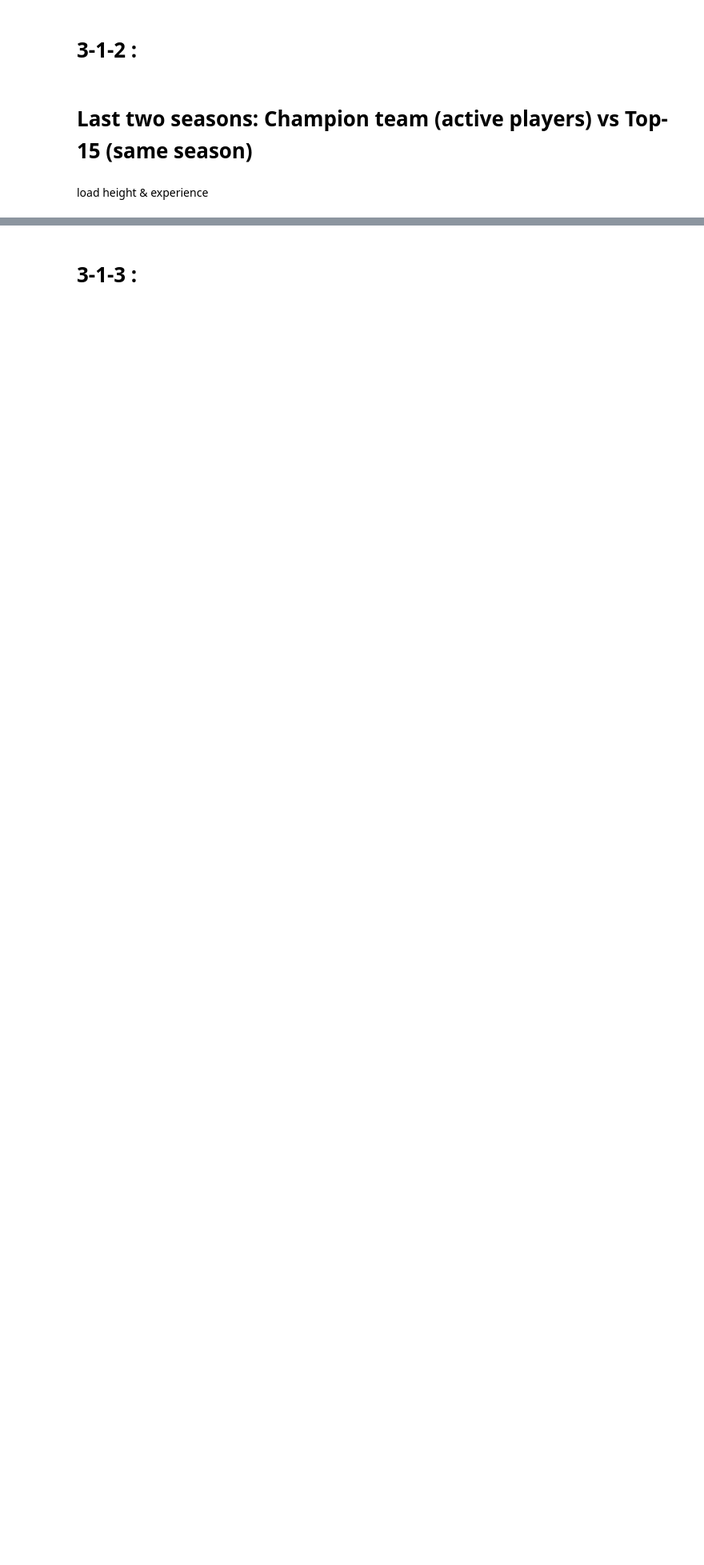
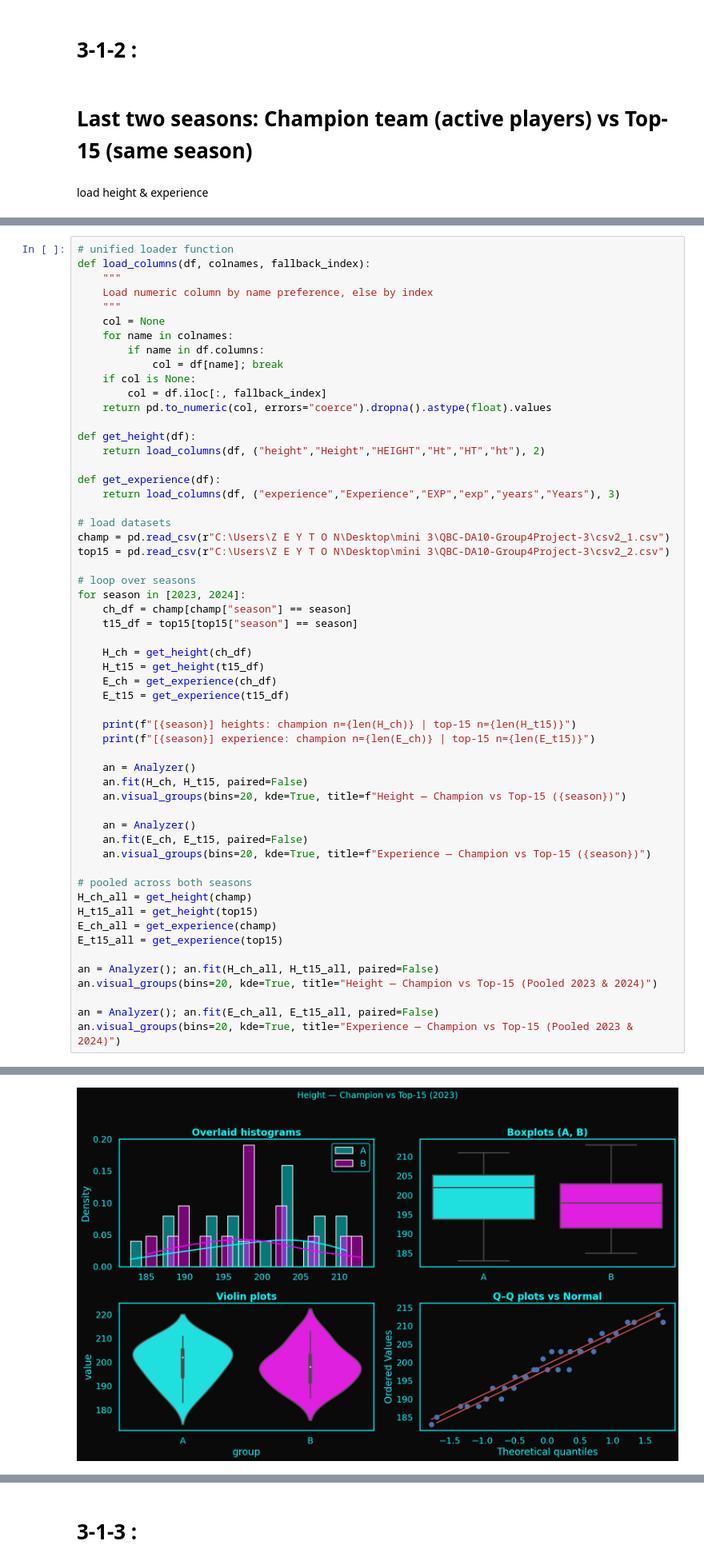
Before and after one commit to nicekid1/QBC-DA10-Group4Project-3, a Jupyter notebook: Analyzer_temp_update.ipynb, the cells around one changed output, grey strips where cells are left out. Shown at 80% size. Cells and saved outputs as stored; diff of their text form; blank space fills up the shorter version.

```diff
--- a/Analyzer_temp_update.ipynb
+++ b/Analyzer_temp_update.ipynb
@@ -1993,0 +832,57 @@ an.visual_groups(bins=20, kde=True, title="Experience — Champion (active) vs T
+# %%
+# unified loader function
+def load_columns(df, colnames, fallback_index):
+    """
+    Load numeric column by name preference, else by index
+    """
+    col = None
+    for name in colnames:
+        if name in df.columns:
+            col = df[name]; break
+    if col is None:
+        col = df.iloc[:, fallback_index]
+    return pd.to_numeric(col, errors="coerce").dropna().astype(float).values
+
+def get_height(df):
+    return load_columns(df, ("height","Height","HEIGHT","Ht","HT","ht"), 2)
+
+def get_experience(df):
+    return load_columns(df, ("experience","Experience","EXP","exp","years","Years"), 3)
+
+# load datasets
+champ = pd.read_csv(r"C:\Users\Z E Y T O N\Desktop\mini 3\QBC-DA10-Group4Project-3\csv2_1.csv")
+top15 = pd.read_csv(r"C:\Users\Z E Y T O N\Desktop\mini 3\QBC-DA10-Group4Project-3\csv2_2.csv")
+
+# loop over seasons
+for season in [2023, 2024]:
+    ch_df = champ[champ["season"] == season]
+    t15_df = top15[top15["season"] == season]
+
+    H_ch = get_height(ch_df)
+    H_t15 = get_height(t15_df)
+    E_ch = get_experience(ch_df)
+    E_t15 = get_experience(t15_df)
+
+    print(f"[{season}] heights: champion n={len(H_ch)} | top-15 n={len(H_t15)}")
+    print(f"[{season}] experience: champion n={len(E_ch)} | top-15 n={len(E_t15)}")
+
+    an = Analyzer()
+    an.fit(H_ch, H_t15, paired=False)
+    an.visual_groups(bins=20, kde=True, title=f"Height — Champion vs Top-15 ({season})")
+
+    an = Analyzer()
+    an.fit(E_ch, E_t15, paired=False)
+    an.visual_groups(bins=20, kde=True, title=f"Experience — Champion vs Top-15 ({season})")
+
+# pooled across both seasons
+H_ch_all = get_height(champ)
+H_t15_all = get_height(top15)
+E_ch_all = get_experience(champ)
+E_t15_all = get_experience(top15)
+
+an = Analyzer(); an.fit(H_ch_all, H_t15_all, paired=False)
+an.visual_groups(bins=20, kde=True, title="Height — Champion vs Top-15 (Pooled 2023 & 2024)")
+
+an = Analyzer(); an.fit(E_ch_all, E_t15_all, paired=False)
+an.visual_groups(bins=20, kde=True, title="Experience — Champion vs Top-15 (Pooled 2023 & 2024)")
+# %% [output]
@@ -1993,0 +891 @@ an.visual_groups(bins=20, kde=True, title="Experience — Champion (active) vs T
+[figure, added]
```
Also changed, not shown: parts of 15 cells of this notebook.
